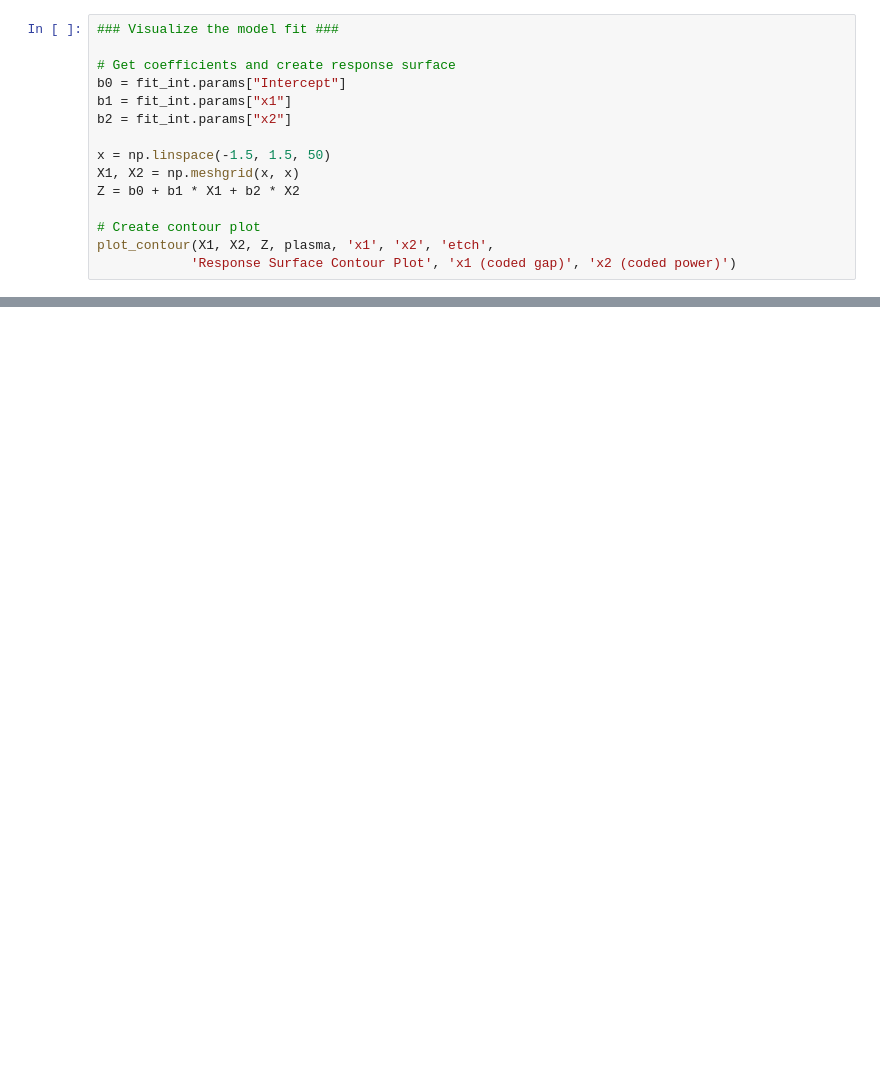
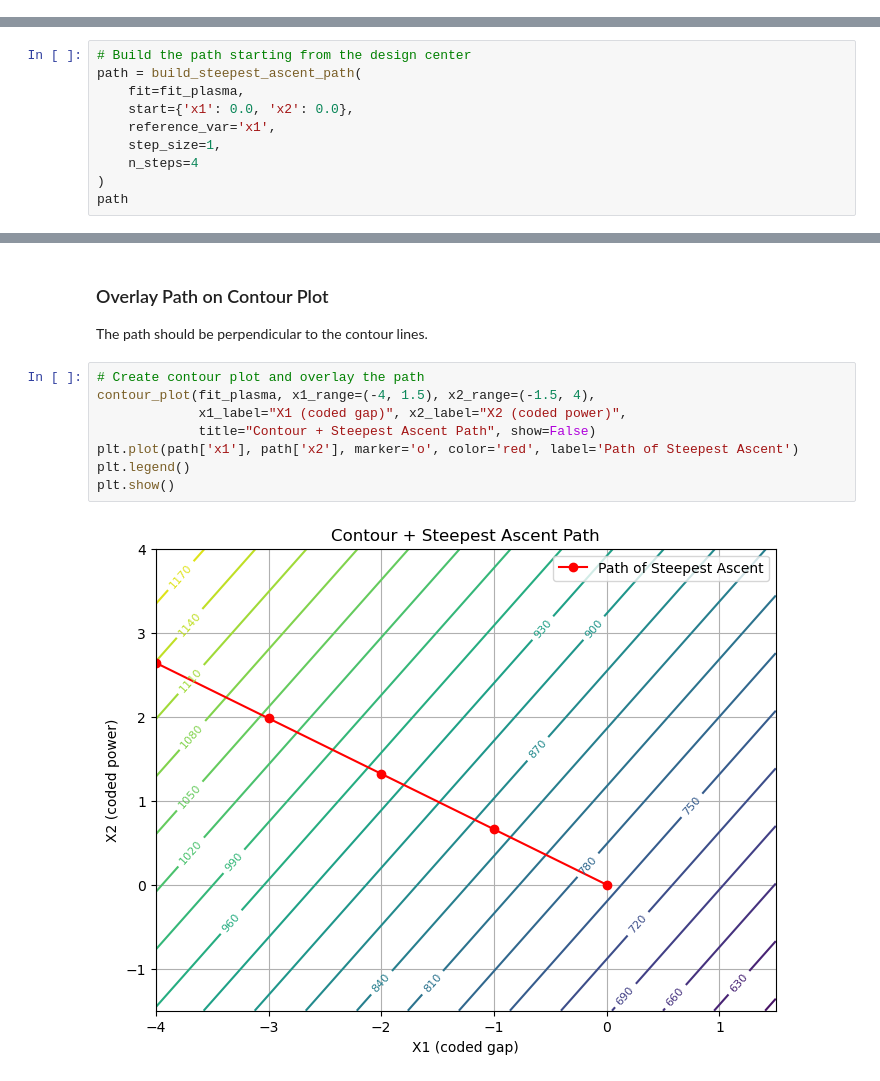
Before and after one commit to MarcelButschle/YouTube, a Jupyter notebook: path-of-steepest-ascent/path-of-steepest-ascent.ipynb, the cells around one changed output, grey strips where cells are left out. Cells and saved outputs as stored; diff of their text form; blank space fills up the shorter version.

```diff
--- a/path-of-steepest-ascent/path-of-steepest-ascent.ipynb
+++ b/path-of-steepest-ascent/path-of-steepest-ascent.ipynb
@@ -94,15 +0,0 @@ Notes:
-# %%
-### Visualize the model fit ###
-
-# Get coefficients and create response surface
-b0 = fit_int.params["Intercept"]
-b1 = fit_int.params["x1"]
-b2 = fit_int.params["x2"]
-
-x = np.linspace(-1.5, 1.5, 50)
-X1, X2 = np.meshgrid(x, x)
-Z = b0 + b1 * X1 + b2 * X2
-
-# Create contour plot
-plot_contour(X1, X2, Z, plasma, 'x1', 'x2', 'etch',
-            'Response Surface Contour Plot', 'x1 (coded gap)', 'x2 (coded power)')
@@ -388,0 +300,10 @@ print(f"   Improvement: {path_df['Predicted_Rate'].iloc[-1] - path_df['Predicted
+# %%
+# Build the path starting from the design center
+path = build_steepest_ascent_path(
+    fit=fit_plasma,
+    start={'x1': 0.0, 'x2': 0.0},
+    reference_var='x1',
+    step_size=1,
+    n_steps=4
+)
+path
@@ -388,0 +317,14 @@ print(f"   Improvement: {path_df['Predicted_Rate'].iloc[-1] - path_df['Predicted
+# %% [markdown]
+### Overlay Path on Contour Plot
+
+The path should be perpendicular to the contour lines.
+# %%
+# Create contour plot and overlay the path
+contour_plot(fit_plasma, x1_range=(-4, 1.5), x2_range=(-1.5, 4),
+             x1_label="X1 (coded gap)", x2_label="X2 (coded power)",
+             title="Contour + Steepest Ascent Path", show=False)
+plt.plot(path['x1'], path['x2'], marker='o', color='red', label='Path of Steepest Ascent')
+plt.legend()
+plt.show()
+# %% [output]
+[figure, added]
```
Also changed, not shown: parts of 51 cells of this notebook, 1 other file.
